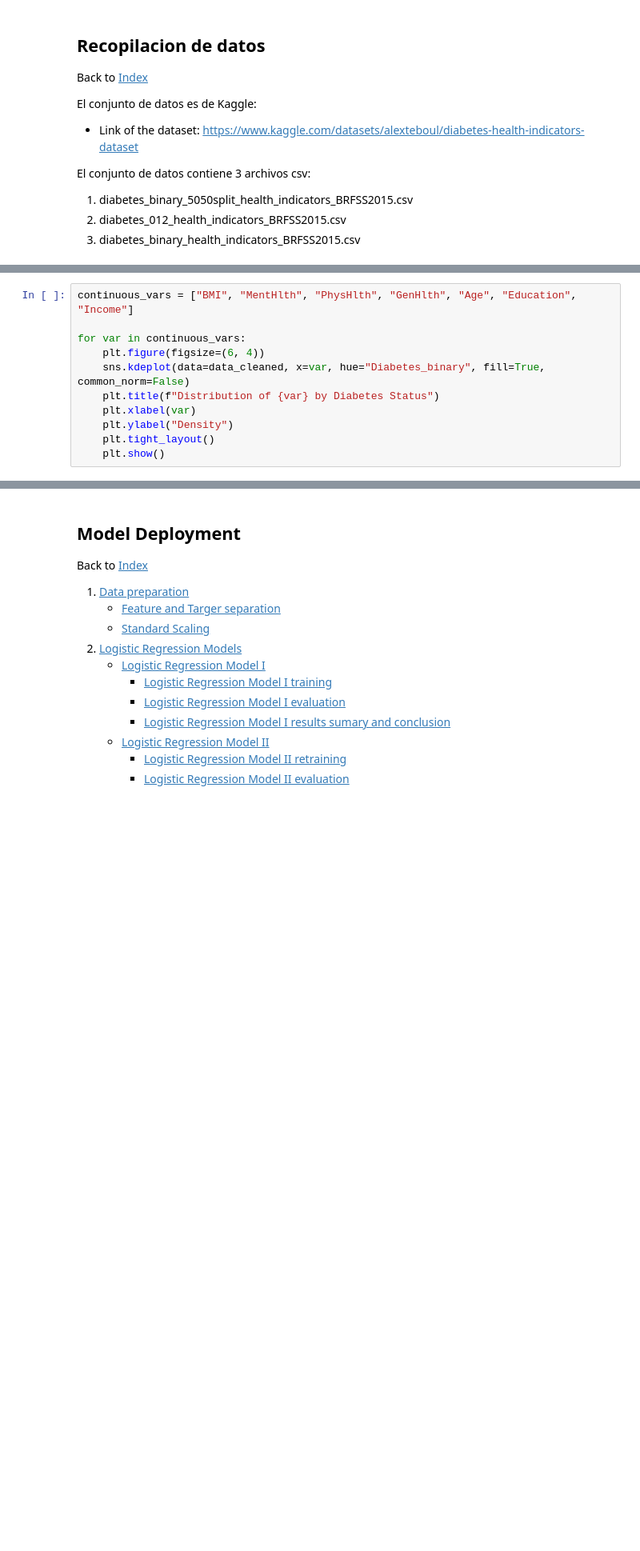
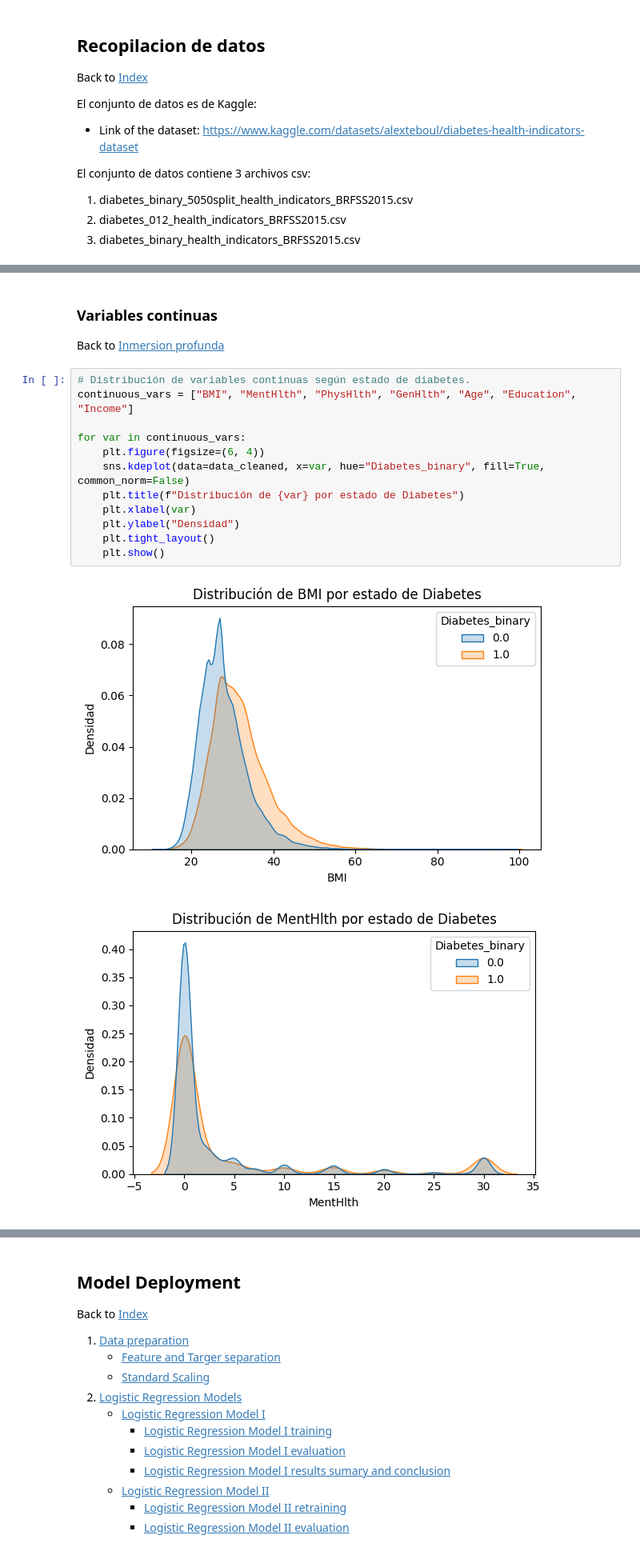
Before and after one commit to dvd89/proyecto_diabetes_david_felipe, a Jupyter notebook: src/explore.ipynb, the cells around one changed output, grey strips where cells are left out. Shown at 80% size. Cells and saved outputs as stored; diff of their text form; blank space fills up the shorter version.

```diff
--- a/src/explore.ipynb
+++ b/src/explore.ipynb
@@ -492,11 +105,0 @@ Back to [Deep Dive](#deep-dive)
-# %%
-continuous_vars = ["BMI", "MentHlth", "PhysHlth", "GenHlth", "Age", "Education", "Income"]
-
-for var in continuous_vars:
-    plt.figure(figsize=(6, 4))
-    sns.kdeplot(data=data_cleaned, x=var, hue="Diabetes_binary", fill=True, common_norm=False)
-    plt.title(f"Distribution of {var} by Diabetes Status")
-    plt.xlabel(var)
-    plt.ylabel("Density")
-    plt.tight_layout()
-    plt.show()
@@ -1056,0 +509,18 @@ See the caveats in the documentation: https://pandas.pydata.org/pandas-docs/stab
+# %% [markdown]
+### Variables continuas
+Back to [Inmersion profunda](#inmersion-profunda)
+# %%
+# Distribución de variables continuas según estado de diabetes.
+continuous_vars = ["BMI", "MentHlth", "PhysHlth", "GenHlth", "Age", "Education", "Income"]
+
+for var in continuous_vars:
+    plt.figure(figsize=(6, 4))
+    sns.kdeplot(data=data_cleaned, x=var, hue="Diabetes_binary", fill=True, common_norm=False)
+    plt.title(f"Distribución de {var} por estado de Diabetes")
+    plt.xlabel(var)
+    plt.ylabel("Densidad")
+    plt.tight_layout()
+    plt.show()
+# %% [output]
+[figure, added]
+[figure, added]
```
Also changed, not shown: parts of 115 cells of this notebook.
